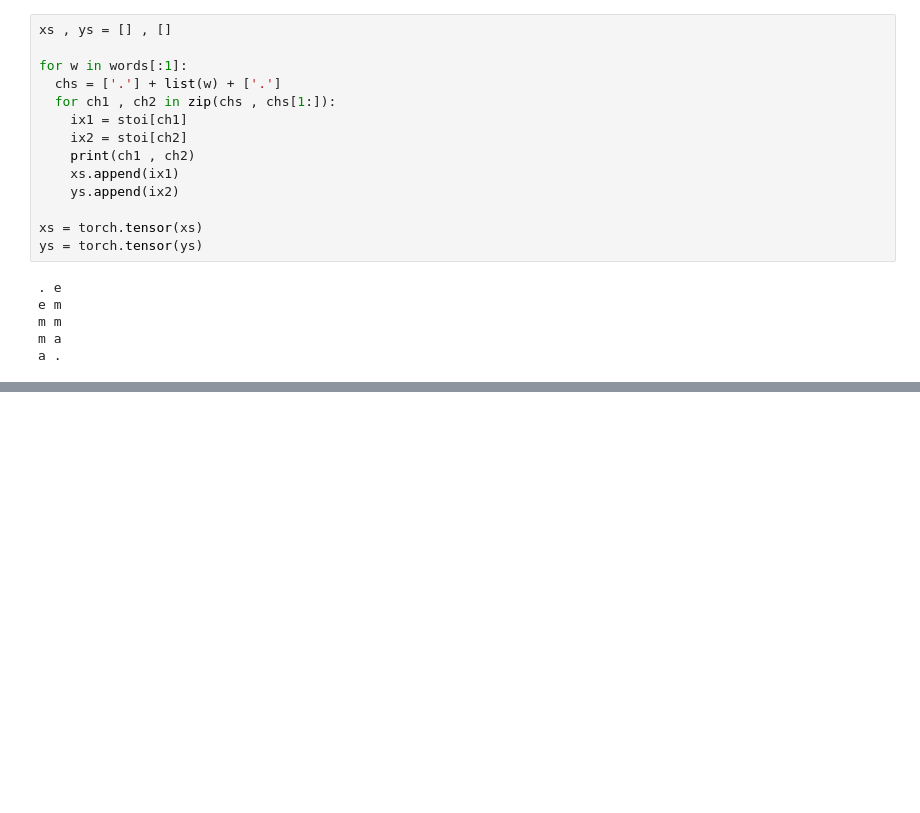
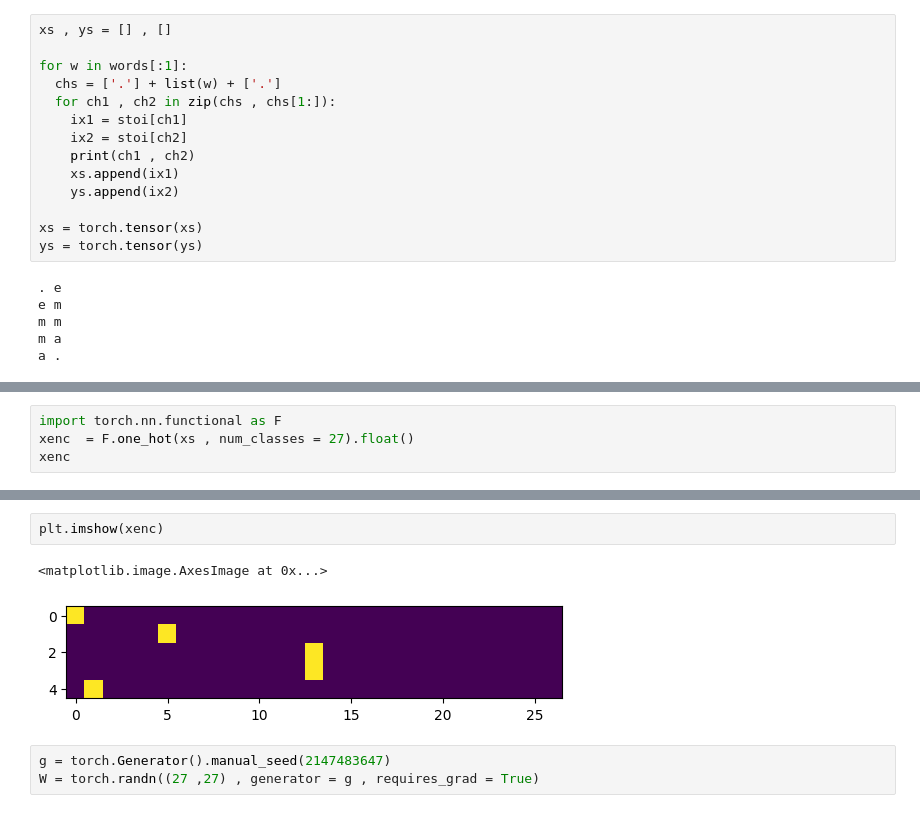
Before and after one commit to Major5846D/char-level-language-models, a Jupyter notebook: PROJECT_3.ipynb, the cells around one changed output, grey strips where cells are left out. Cells and saved outputs as stored; diff of their text form; blank space fills up the shorter version.

```diff
--- a/PROJECT_3.ipynb
+++ b/PROJECT_3.ipynb
@@ -261,0 +267,4 @@ a .
+# %%
+import torch.nn.functional as F
+xenc  = F.one_hot(xs , num_classes = 27).float()
+xenc
@@ -261,0 +282,8 @@ a .
+# %%
+plt.imshow(xenc)
+# %% [output]
+<matplotlib.image.AxesImage at 0x...>
+[figure, added]
+# %%
+g = torch.Generator().manual_seed(2147483647)
+W = torch.randn((27 ,27) , generator = g , requires_grad = True)
```
Also changed, not shown: parts of 3 cells of this notebook.
